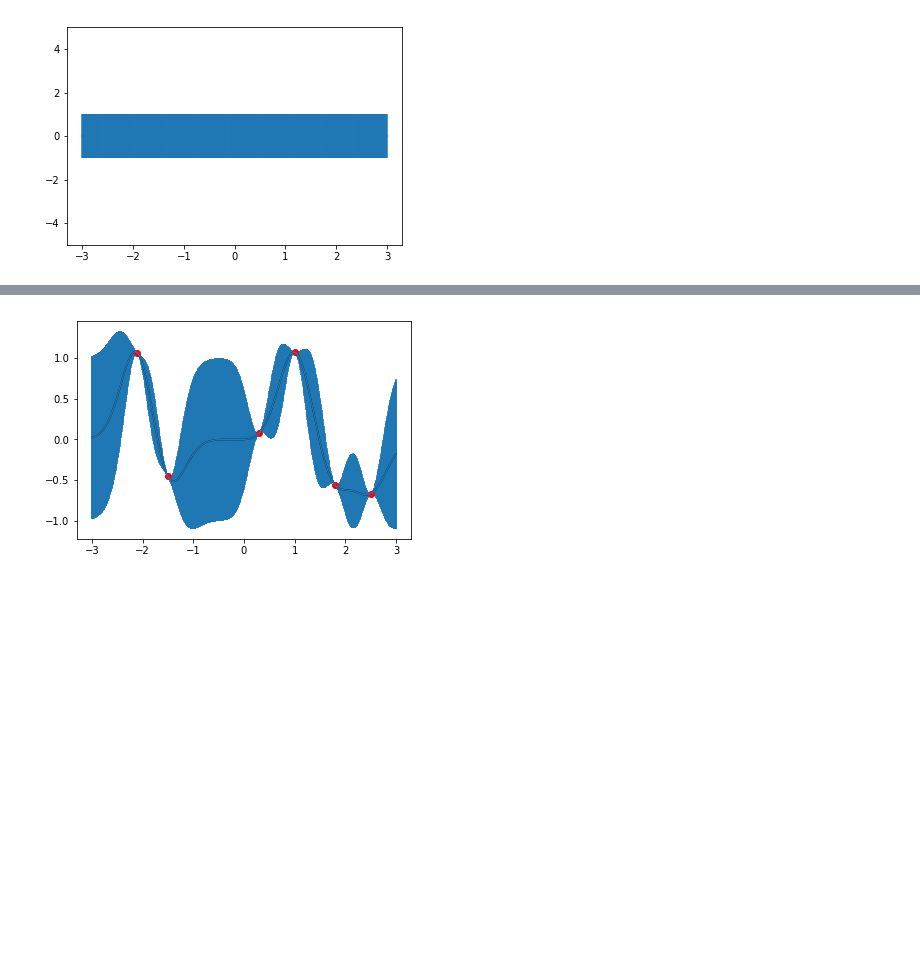
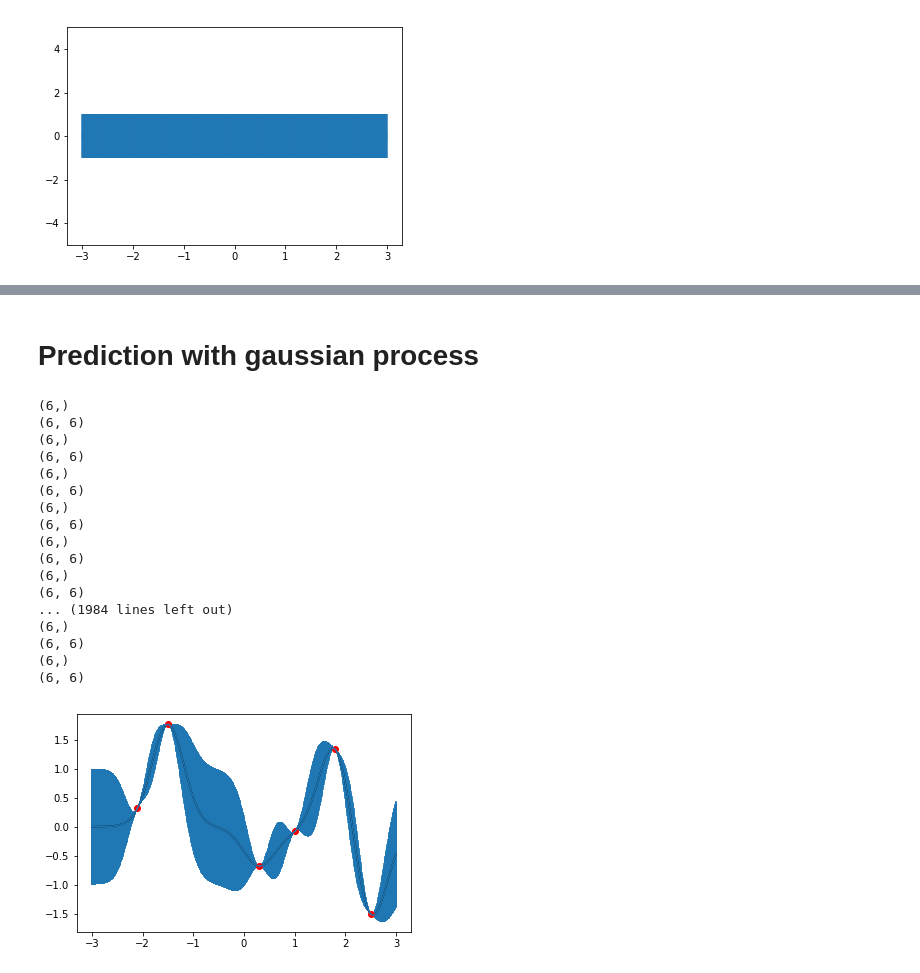
Before and after one commit to maestrojeong/Machine_learning, a Jupyter notebook: Gaussian_Process/code_example.ipynb, the cells around one changed output, grey strips where cells are left out. Drawn from its saved outputs; the diff is of its cells as text; code cells hidden in the pictures; blank space fills up the shorter version.

Commit message:
Add comment on gaussian process

```diff
--- a/Gaussian_Process/code_example.ipynb
+++ b/Gaussian_Process/code_example.ipynb
@@ -25,4 +25,25 @@ sigma_0
+# %%
+def predict(x_new, data_x, data_y, kernel, param):
+    '''
+    Arg:
+        x_new - a new data point
+        data_x - original data point x coordinate
+        kernel - Kernel
+        param - parameter of kernel
+        data_y - original datapoint y coordinate
+    '''
+    sigmaxy = [kernel(x_new, y, param) for y in data_x]
+    sigmayy = exponential_cov(data_x, data_x, param)
+    si
+
+    Sinv = np.linalg.inv(sigmayy)
+    y_pred = np.dot(sigmaxy, Sinv).dot(data_y)
+    sigma_new = kernel(x_new, x_new, param) - np.dot(sigmaxy, Sinv).dot(sigmaxy)
+
+    return y_pred, sigma_new
 # %%
+par = 10
+sigma_0 = exponential_cov(0, 0, par) # 1
 xpts = np.arange(-3, 3, step=0.01)
 f, ax = plt.subplots(1)
 ax.set_ylim(-5, 5)
@@ -39,12 +59,0 @@ x : [1.0], y : [1.0671307341368117]
-# %%
-
-sigma_1 = exponential_cov(x, x, par1)
-def predict(x, data, kernel, params, sigma, t):
-    k = [kernel(x, y, params) for y in data]
-    Sinv = np.linalg.inv(sigma)
-    y_pred = np.dot(k, Sinv).dot(t)
-    sigma_new = kernel(x, x, params) - np.dot(k, Sinv).dot(k)
-    return y_pred, sigma_new
-
-x_pred = np.linspace(-3, 3, 1000)
-predictions = [predict(i, x, exponential_cov, par1, sigma_1, y) for i in x_pred]
@@ -58,6 +90,4 @@ plt.show()
 # %%
 x_more = [-2.1, -1.5, 0.3, 1.8, 2.5]
-mu, s = conditional(x_more, x, y, par1)
-y_more = np.random.multivariate_normal(mu, s)
-y_more
+mu, s = conditional(x_more, x, y, exponential_cov, par)
 # %% [output]
@@ -71,7 +105,29 @@ y_pred, sigmas = np.transpose(predictions)
+# %% [markdown]
+# Prediction with gaussian process
 # %%
+predictions = [predict(i, x, y, exponential_cov, par) for i in x_pred]
+y_pred, sigmas = np.transpose(predictions)
+
 plt.plot(x_pred, y_pred, 'k-')
 plt.errorbar(x_pred, y_pred, yerr=sigmas, capsize=0)
 plt.plot(x, y, "ro")
 plt.show()
 # %% [output]
+(6,)
+(6, 6)
+(6,)
+(6, 6)
+(6,)
+(6, 6)
+(6,)
+(6, 6)
+(6,)
+(6, 6)
+(6,)
+(6, 6)
+... (1984 lines left out)
+(6,)
+(6, 6)
+(6,)
+(6, 6)
-[figure, old version]
+[figure, new version]
```
Also changed, not shown: parts of 12 cells of this notebook.
